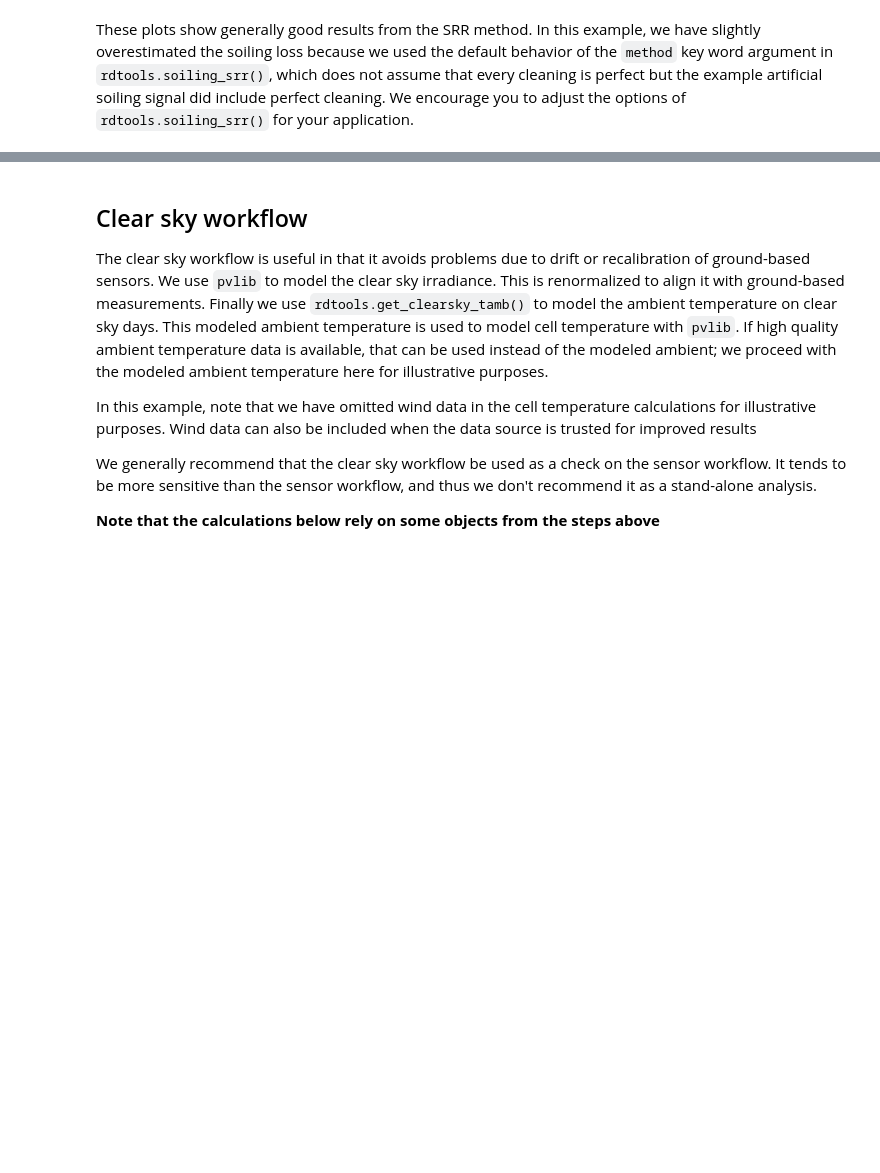
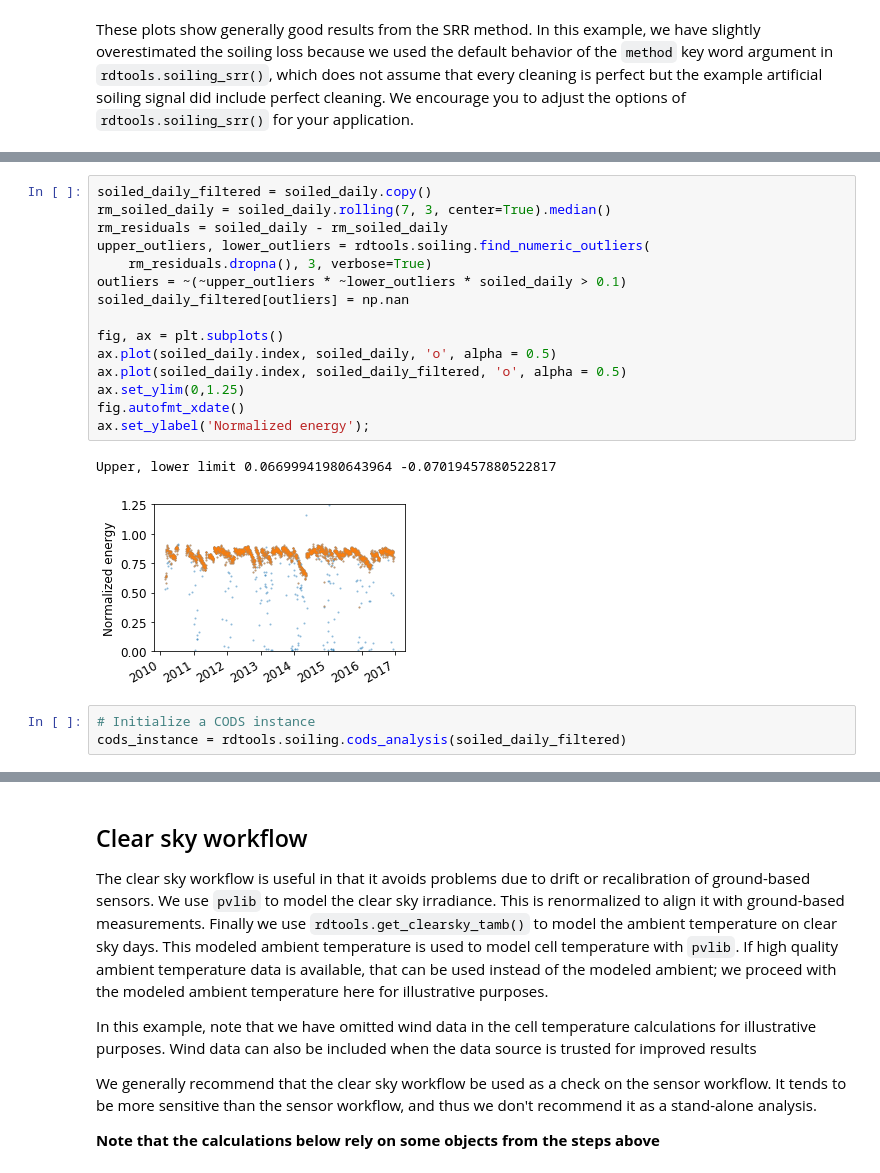
Before and after one commit to NREL/rdtools, a Jupyter notebook: docs/degradation_and_soiling_example_pvdaq_4.ipynb, the cells around one changed output, grey strips where cells are left out. Drawn from its saved outputs; the diff is of its cells as text; blank space fills up the shorter version.

```diff
--- a/docs/degradation_and_soiling_example_pvdaq_4.ipynb
+++ b/docs/degradation_and_soiling_example_pvdaq_4.ipynb
@@ -257,0 +268,21 @@ These plots show generally good results from the SRR method. In this example, we
+# %%
+soiled_daily_filtered = soiled_daily.copy()
+rm_soiled_daily = soiled_daily.rolling(7, 3, center=True).median()
+rm_residuals = soiled_daily - rm_soiled_daily
+upper_outliers, lower_outliers = rdtools.soiling.find_numeric_outliers(
+    rm_residuals.dropna(), 3, verbose=True)
+outliers = ~(~upper_outliers * ~lower_outliers * soiled_daily > 0.1)
+soiled_daily_filtered[outliers] = np.nan
+
+fig, ax = plt.subplots()
+ax.plot(soiled_daily.index, soiled_daily, 'o', alpha = 0.5)
+ax.plot(soiled_daily.index, soiled_daily_filtered, 'o', alpha = 0.5)
+ax.set_ylim(0,1.25)
+fig.autofmt_xdate()
+ax.set_ylabel('Normalized energy');
+# %% [output]
+Upper, lower limit 0.06699941980643964 -0.07019457880522817
+[figure, added]
+# %%
+# Initialize a CODS instance
+cods_instance = rdtools.soiling.cods_analysis(soiled_daily_filtered)
```
Also changed, not shown: parts of 12 cells of this notebook.
